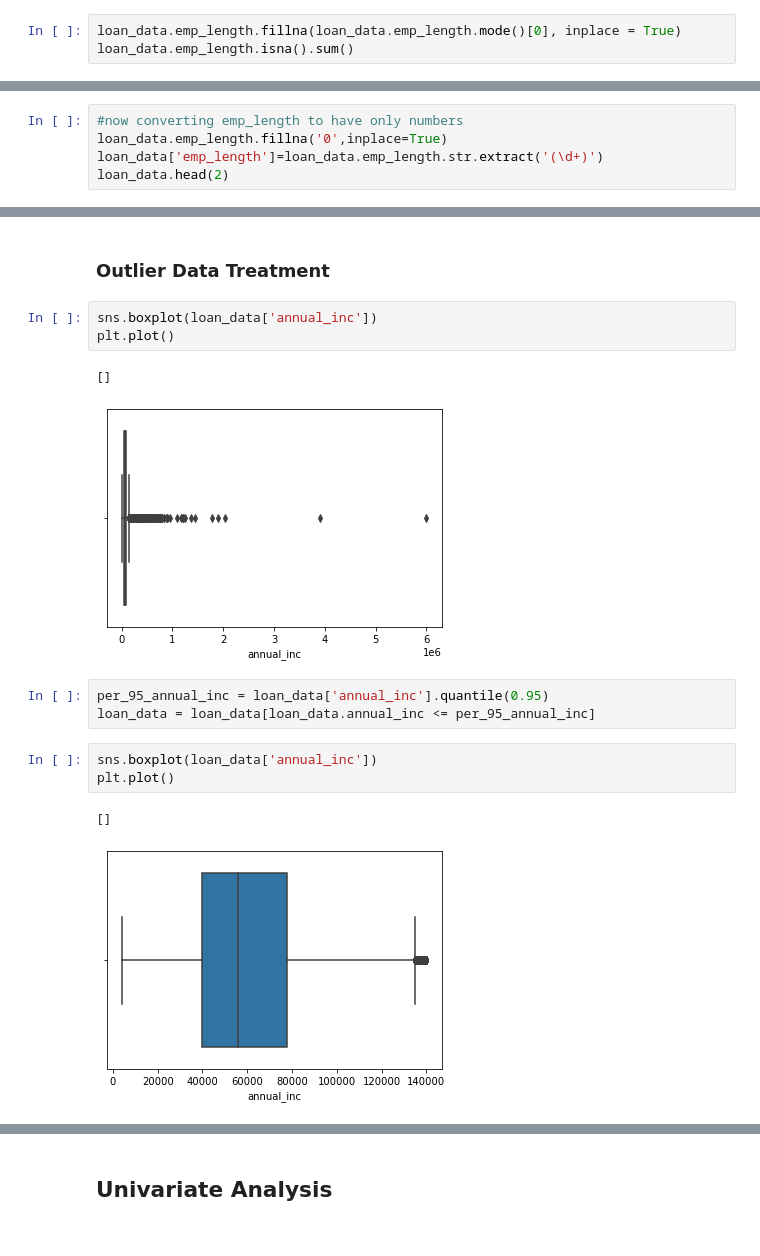
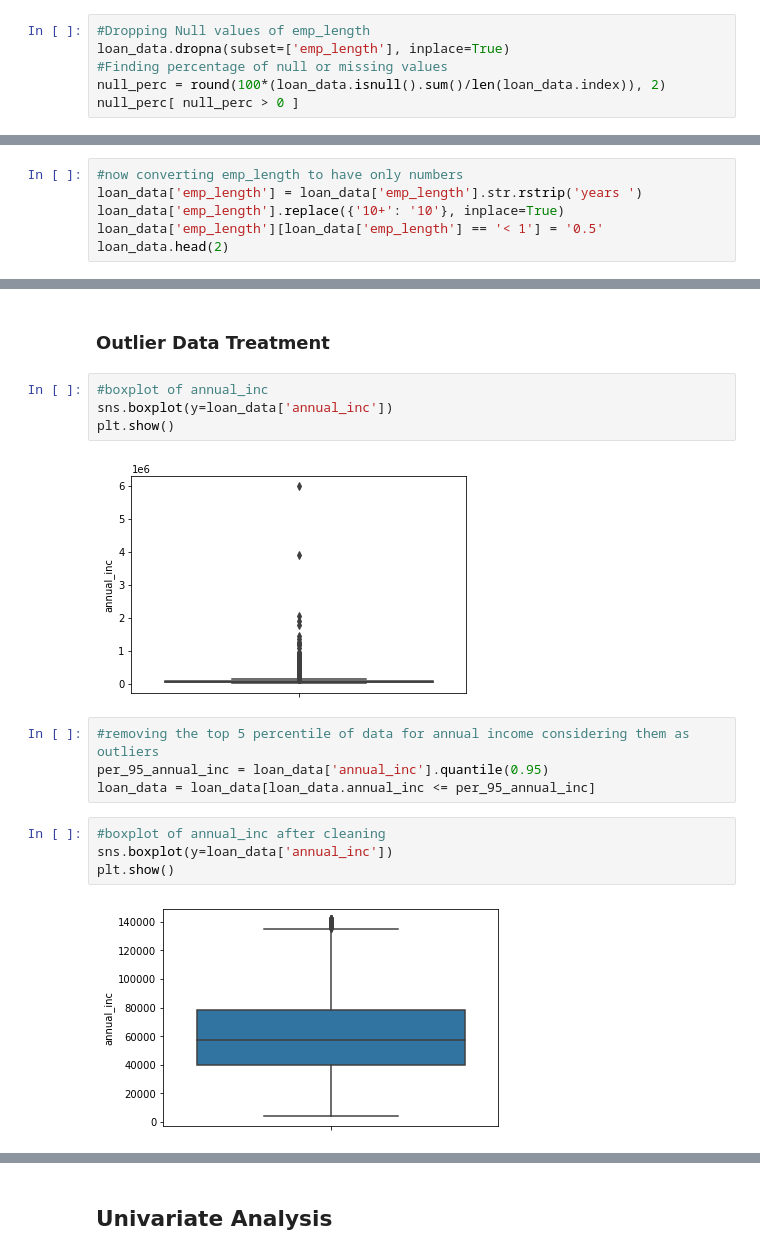
Before and after one commit to ClintonGomes/LendingClubCaseStudy, a Jupyter notebook: ClintonGomes.ipynb, the cells around one changed output, grey strips where cells are left out. Cells and saved outputs as stored; diff of their text form.

```diff
--- a/ClintonGomes.ipynb
+++ b/ClintonGomes.ipynb
@@ -161,6 +198,9 @@ Name: emp_length, dtype: int64
 - This means that we can safely assign the value of mode to the null values in the column.
 - Also the missing values are in very low percentage. So imputung with mode value doesnt affect the analysis much.
 # %%
-loan_data.emp_length.fillna(loan_data.emp_length.mode()[0], inplace = True)
-loan_data.emp_length.isna().sum()
+#Dropping Null values of emp_length
+loan_data.dropna(subset=['emp_length'], inplace=True)
+#Finding percentage of null or missing values
+null_perc = round(100*(loan_data.isnull().sum()/len(loan_data.index)), 2)
+null_perc[ null_perc > 0 ]
 # %% [output]
@@ -168,5 +209,0 @@ loan_data.emp_length.isna().sum()
-# %%
-#now converting emp_length to have only numbers
-loan_data.emp_length.fillna('0',inplace=True)
-loan_data['emp_length']=loan_data.emp_length.str.extract('(\d+)')
-loan_data.head(2)
@@ -181,3 +213,9 @@ loan_data.pub_rec_bankruptcies.fillna('Not Known',inplace=True)
 print(loan_data.pub_rec_bankruptcies.isnull().sum())
 # %% [output]
 0
+# %%
+#now converting emp_length to have only numbers
+loan_data['emp_length'] = loan_data['emp_length'].str.rstrip('years ')
+loan_data['emp_length'].replace({'10+': '10'}, inplace=True)
+loan_data['emp_length'][loan_data['emp_length'] == '< 1'] = '0.5'
+loan_data.head(2)
@@ -200,19 +246,20 @@ loan_data.head()
 # %% [markdown]
 ### Outlier Data Treatment
 # %%
-sns.boxplot(loan_data['annual_inc'])
-plt.plot()
+#boxplot of annual_inc
+sns.boxplot(y=loan_data['annual_inc'])
+plt.show()
 # %% [output]
-[]
-[figure, old version]
+[figure, new version]
 # %%
+#removing the top 5 percentile of data for annual income considering them as outliers
 per_95_annual_inc = loan_data['annual_inc'].quantile(0.95)
 loan_data = loan_data[loan_data.annual_inc <= per_95_annual_inc]
 # %%
-sns.boxplot(loan_data['annual_inc'])
-plt.plot()
+#boxplot of annual_inc after cleaning
+sns.boxplot(y=loan_data['annual_inc'])
+plt.show()
 # %% [output]
-[]
-[figure, old version]
+[figure, new version]
 # %% [markdown]
 Now the "annual_inc" data looks good and proceeding next. Let's look at some other numerical variables which could possibly have  outliers like
```
Also changed, not shown: parts of 87 cells of this notebook.
